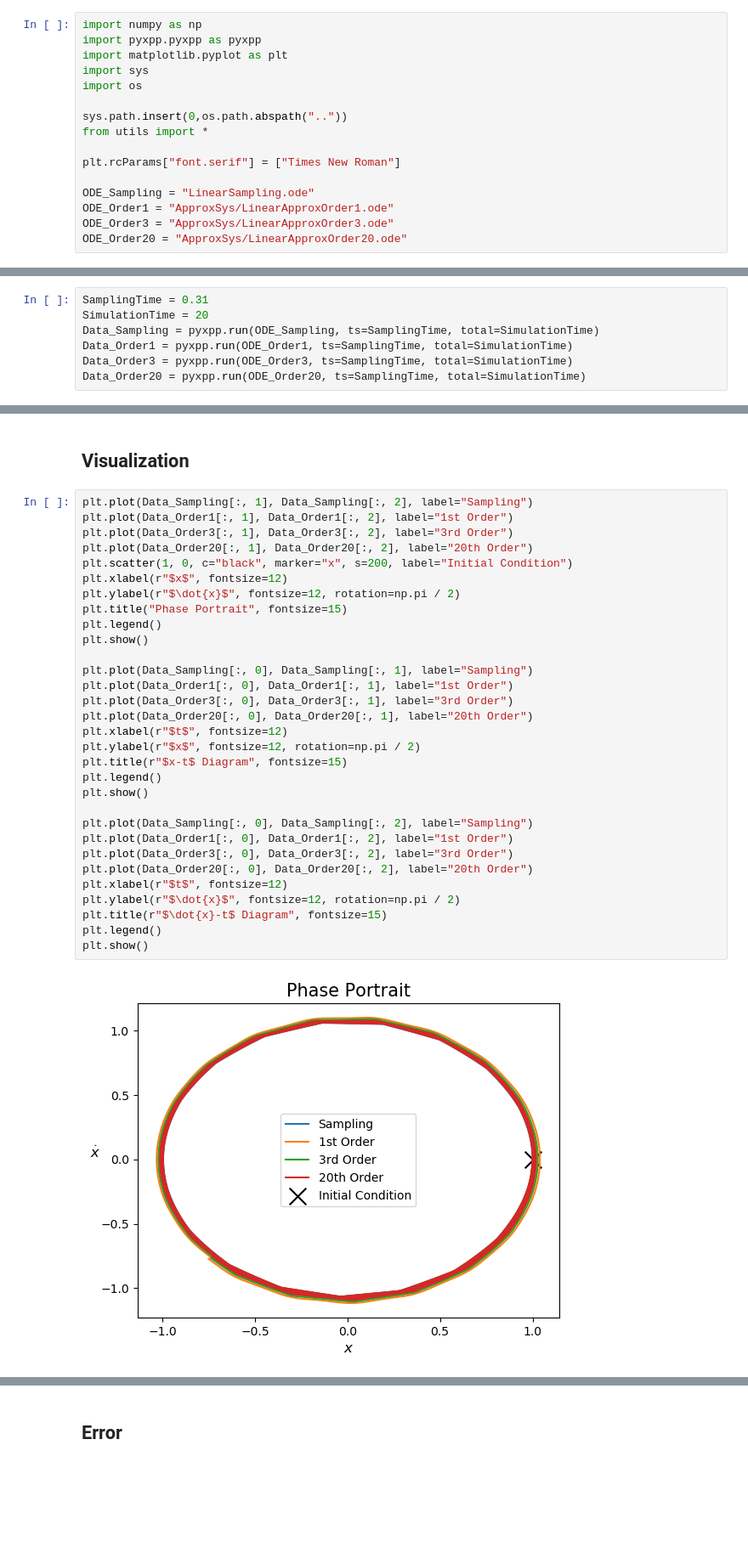
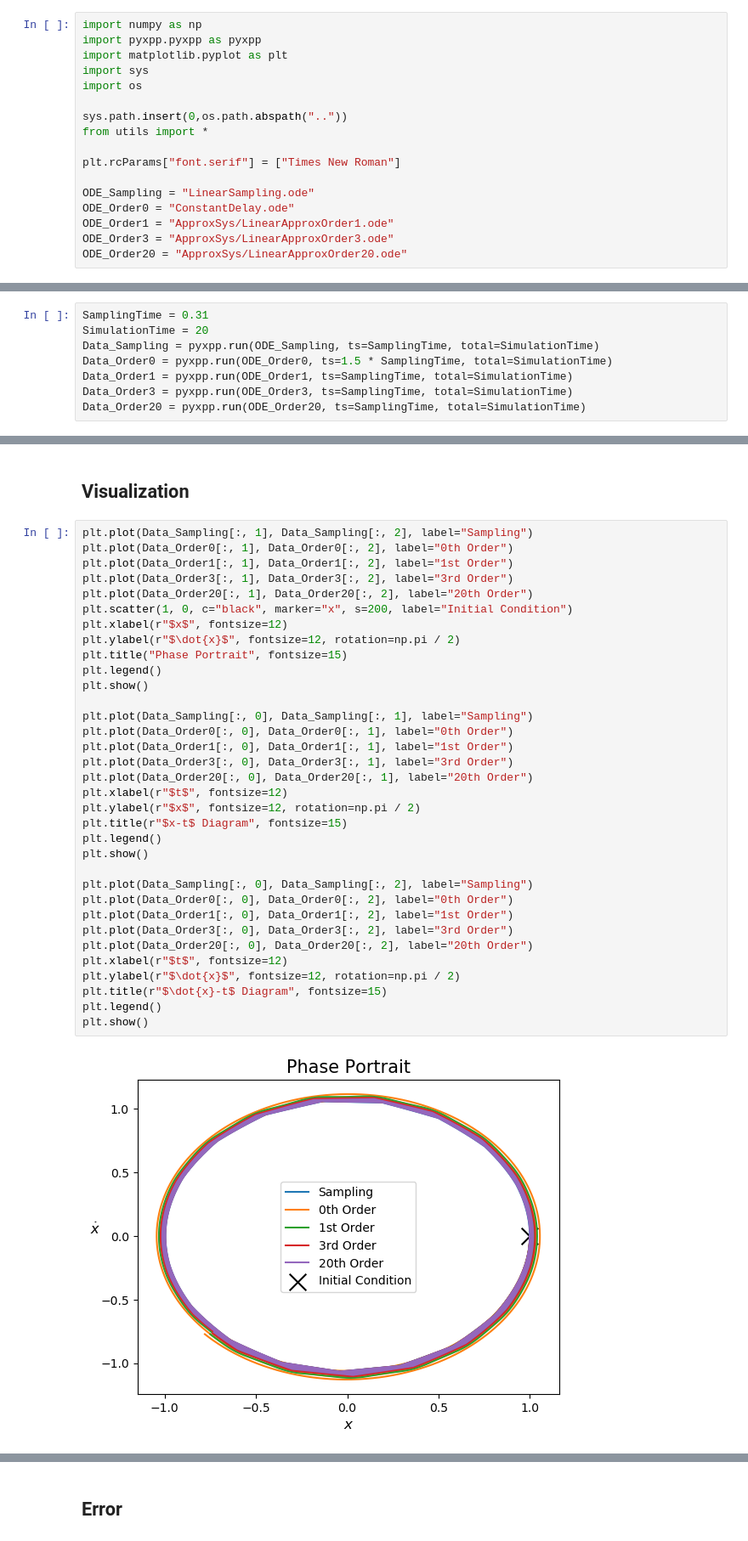
Before and after one commit to CTCingithub/HybridSysTest, a Jupyter notebook: 00Linear/Linear.ipynb, the cells around one changed output, grey strips where cells are left out. Shown at 85% size. Drawn from its saved outputs; the diff is of its cells as text; blank space fills up the shorter version.

```diff
--- a/00Linear/Linear.ipynb
+++ b/00Linear/Linear.ipynb
@@ -27,6 +27,7 @@ from utils import *
 plt.rcParams["font.serif"] = ["Times New Roman"]
 
 ODE_Sampling = "LinearSampling.ode"
+ODE_Order0 = "ConstantDelay.ode"
 ODE_Order1 = "ApproxSys/LinearApproxOrder1.ode"
 ODE_Order3 = "ApproxSys/LinearApproxOrder3.ode"
 ODE_Order20 = "ApproxSys/LinearApproxOrder20.ode"
@@ -36,6 +37,7 @@ ODE_Order20 = "ApproxSys/LinearApproxOrder20.ode"
 SamplingTime = 0.31
 SimulationTime = 20
 Data_Sampling = pyxpp.run(ODE_Sampling, ts=SamplingTime, total=SimulationTime)
+Data_Order0 = pyxpp.run(ODE_Order0, ts=1.5 * SamplingTime, total=SimulationTime)
 Data_Order1 = pyxpp.run(ODE_Order1, ts=SamplingTime, total=SimulationTime)
 Data_Order3 = pyxpp.run(ODE_Order3, ts=SamplingTime, total=SimulationTime)
 Data_Order20 = pyxpp.run(ODE_Order20, ts=SamplingTime, total=SimulationTime)
@@ -61,34 +63,37 @@ Illegal character \
 ## Visualization
 # %%
 plt.plot(Data_Sampling[:, 1], Data_Sampling[:, 2], label="Sampling")
+plt.plot(Data_Order0[:, 1], Data_Order0[:, 2], label="0th Order")
 plt.plot(Data_Order1[:, 1], Data_Order1[:, 2], label="1st Order")
 plt.plot(Data_Order3[:, 1], Data_Order3[:, 2], label="3rd Order")
 plt.plot(Data_Order20[:, 1], Data_Order20[:, 2], label="20th Order")
 plt.scatter(1, 0, c="black", marker="x", s=200, label="Initial Condition")
 plt.xlabel(r"$x$", fontsize=12)
 plt.ylabel(r"$\dot{x}$", fontsize=12, rotation=np.pi / 2)
 plt.title("Phase Portrait", fontsize=15)
 plt.legend()
 plt.show()
 
 plt.plot(Data_Sampling[:, 0], Data_Sampling[:, 1], label="Sampling")
+plt.plot(Data_Order0[:, 0], Data_Order0[:, 1], label="0th Order")
 plt.plot(Data_Order1[:, 0], Data_Order1[:, 1], label="1st Order")
 plt.plot(Data_Order3[:, 0], Data_Order3[:, 1], label="3rd Order")
 plt.plot(Data_Order20[:, 0], Data_Order20[:, 1], label="20th Order")
 plt.xlabel(r"$t$", fontsize=12)
 plt.ylabel(r"$x$", fontsize=12, rotation=np.pi / 2)
 plt.title(r"$x-t$ Diagram", fontsize=15)
 plt.legend()
 plt.show()
 
 plt.plot(Data_Sampling[:, 0], Data_Sampling[:, 2], label="Sampling")
+plt.plot(Data_Order0[:, 0], Data_Order0[:, 2], label="0th Order")
 plt.plot(Data_Order1[:, 0], Data_Order1[:, 2], label="1st Order")
 plt.plot(Data_Order3[:, 0], Data_Order3[:, 2], label="3rd Order")
 plt.plot(Data_Order20[:, 0], Data_Order20[:, 2], label="20th Order")
 plt.xlabel(r"$t$", fontsize=12)
 plt.ylabel(r"$\dot{x}$", fontsize=12, rotation=np.pi / 2)
 plt.title(r"$\dot{x}-t$ Diagram", fontsize=15)
 plt.legend()
 plt.show()
 # %% [output]
-[figure, old version]
+[figure, new version]
```
Also changed, not shown: parts of 2 cells of this notebook.
